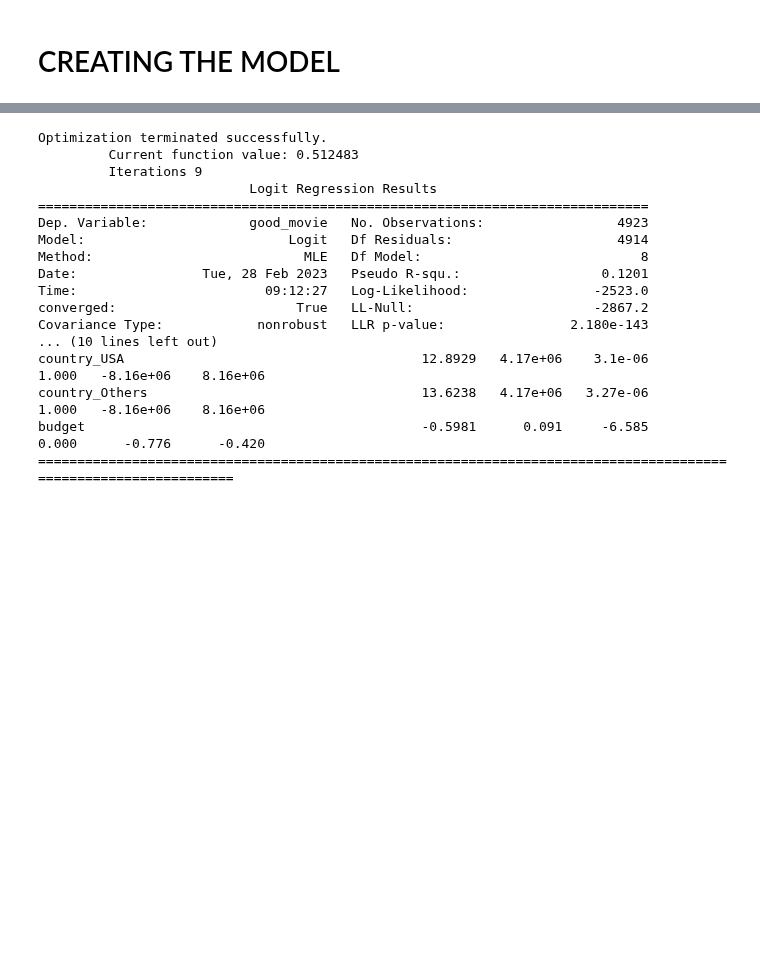
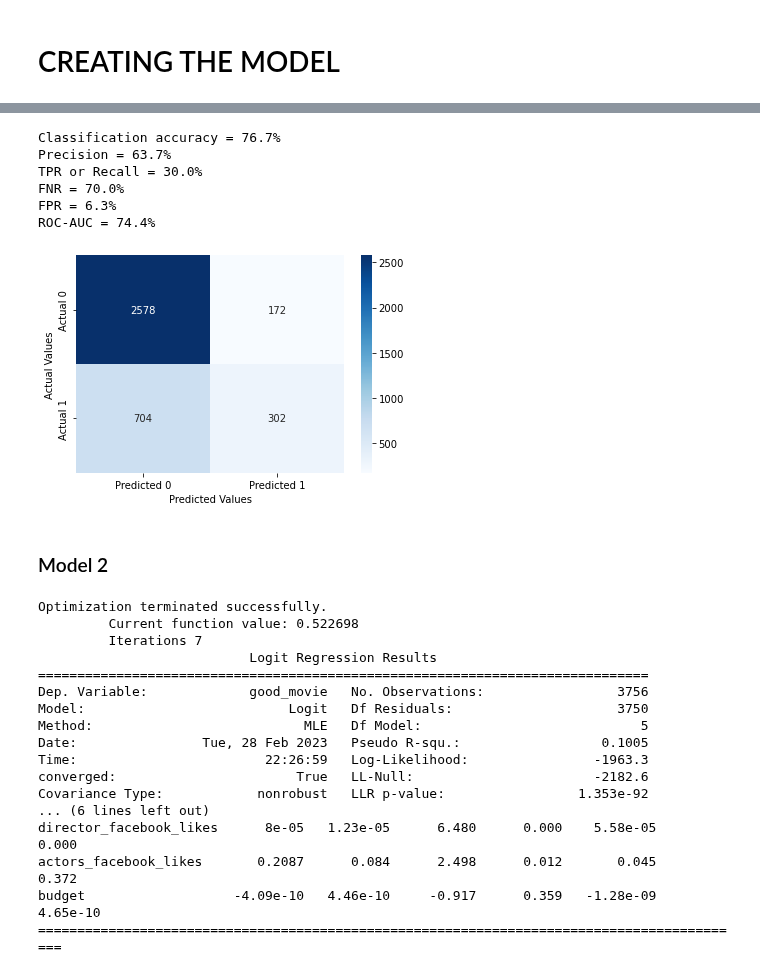
Before and after one commit to kennyeon/Too-Pullz-Project, a Jupyter notebook: classification_project.ipynb, the cells around one changed output, grey strips where cells are left out. Cells and saved outputs as stored; diff of their text form; code cells hidden in the pictures; blank space fills up the shorter version.

```diff
--- a/classification_project.ipynb
+++ b/classification_project.ipynb
@@ -188,0 +246,4 @@ Length: 84, dtype: float64
+# %%
+# creating a model using predictors with high correlation
+logit_model1 = sm.logit(data = movies, formula = 'good_movie ~ duration + director_facebook_likes + country_UK + country_USA + country_Others + aspect_ratio + actors_facebook_likes + budget + facenumber_in_poster').fit()
+print(logit_model1.summary())
@@ -189,21 +268,33 @@ Length: 84, dtype: float64
+# %%
+confusion_matrix_data(movies, movies.good_movie, logit_model1, cutoff = 0.46)
+# %% [output]
+Classification accuracy = 76.7%
+Precision = 63.7%
+TPR or Recall = 30.0%
+FNR = 70.0%
+FPR = 6.3%
+ROC-AUC = 74.4%
+[figure, added]
+# %% [markdown]
+### Model 2
 # %%
-logit_model = sm.logit(formula= 'good_movie ~ duration + title_year + director_facebook_likes * actors_facebook_likes + country_UK + country_USA + country_Others + budget', data = movies).fit()
-print(logit_model.summary())
+logit_model2 = sm.logit(formula= 'good_movie ~ duration + title_year + director_facebook_likes + actors_facebook_likes + budget', data = movies).fit()
+print(logit_model2.summary())
 # %% [output]
 Optimization terminated successfully.
-         Current function value: 0.512483
-         Iterations 9
+         Current function value: 0.522698
+         Iterations 7
                            Logit Regression Results
 ==============================================================================
-Dep. Variable:             good_movie   No. Observations:                 4923
-Model:                          Logit   Df Residuals:                     4914
-Method:                           MLE   Df Model:                            8
-Date:                Tue, 28 Feb 2023   Pseudo R-squ.:                  0.1201
-Time:                        09:12:27   Log-Likelihood:                -2523.0
-converged:                       True   LL-Null:                       -2867.2
-Covariance Type:            nonrobust   LLR p-value:                2.180e-143
-... (10 lines left out)
-country_USA                                      12.8929   4.17e+06    3.1e-06      1.000   -8.16e+06    8.16e+06
-country_Others                                   13.6238   4.17e+06   3.27e-06      1.000   -8.16e+06    8.16e+06
-budget                                           -0.5981      0.091     -6.585      0.000      -0.776      -0.420
-=================================================================================================================
+Dep. Variable:             good_movie   No. Observations:                 3756
+Model:                          Logit   Df Residuals:                     3750
+Method:                           MLE   Df Model:                            5
+Date:                Tue, 28 Feb 2023   Pseudo R-squ.:                  0.1005
+Time:                        22:26:59   Log-Likelihood:                -1963.3
+converged:                       True   LL-Null:                       -2182.6
+Covariance Type:            nonrobust   LLR p-value:                 1.353e-92
+... (6 lines left out)
+director_facebook_likes      8e-05   1.23e-05      6.480      0.000    5.58e-05       0.000
+actors_facebook_likes       0.2087      0.084      2.498      0.012       0.045       0.372
+budget                   -4.09e-10   4.46e-10     -0.917      0.359   -1.28e-09    4.65e-10
+===========================================================================================
```
Also changed, not shown: parts of 21 cells of this notebook.
